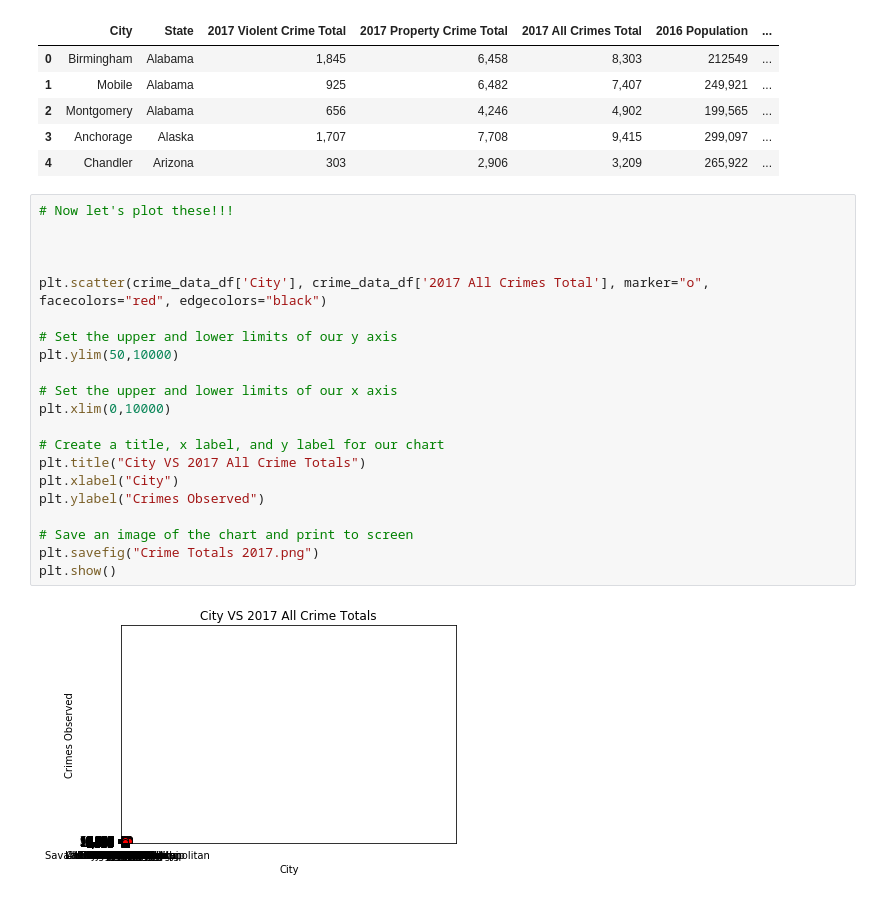
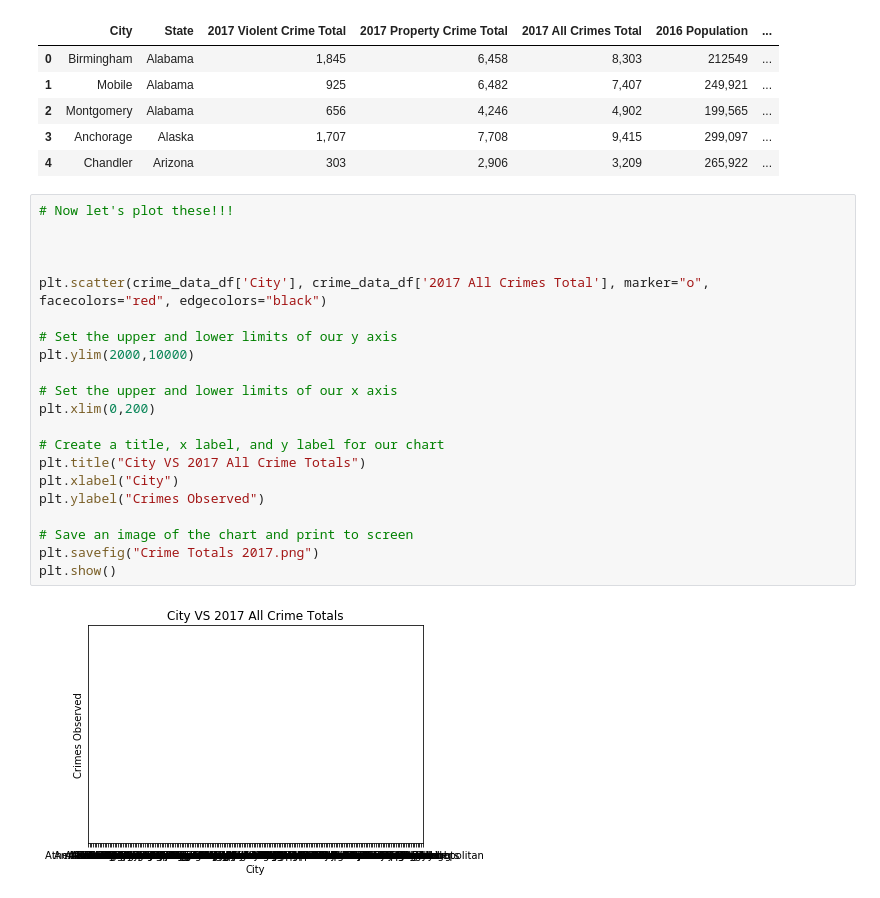
Before and after one commit to APK500/project-one, a Jupyter notebook: CRIME_Data.ipynb, the cells around one changed output. Drawn from its saved outputs; the diff is of its cells as text.

```diff
--- a/CRIME_Data.ipynb
+++ b/CRIME_Data.ipynb
@@ -36,26 +36,26 @@ crime_data_df[["City","State","2017 Violent Crime Total","2017 Property Crime To
 # %%
 # Now let's plot these!!!
 
 
 
 plt.scatter(crime_data_df['City'], crime_data_df['2017 All Crimes Total'], marker="o", facecolors="red", edgecolors="black")
 
 # Set the upper and lower limits of our y axis
-plt.ylim(50,10000)
+plt.ylim(2000,10000)
 
 # Set the upper and lower limits of our x axis
-plt.xlim(0,10000)
+plt.xlim(0,200)
 
 # Create a title, x label, and y label for our chart
 plt.title("City VS 2017 All Crime Totals")
 plt.xlabel("City")
 plt.ylabel("Crimes Observed")
 
 # Save an image of the chart and print to screen
 plt.savefig("Crime Totals 2017.png")
 plt.show()
 # %% [output]
-[figure, old version]
+[figure, new version]
 # %%
 #  WOW-- THAT sure didn't work. Let's try it again for 2016 and see what happens...
 
```
Also changed, not shown: parts of 2 cells of this notebook, 3 other files.
